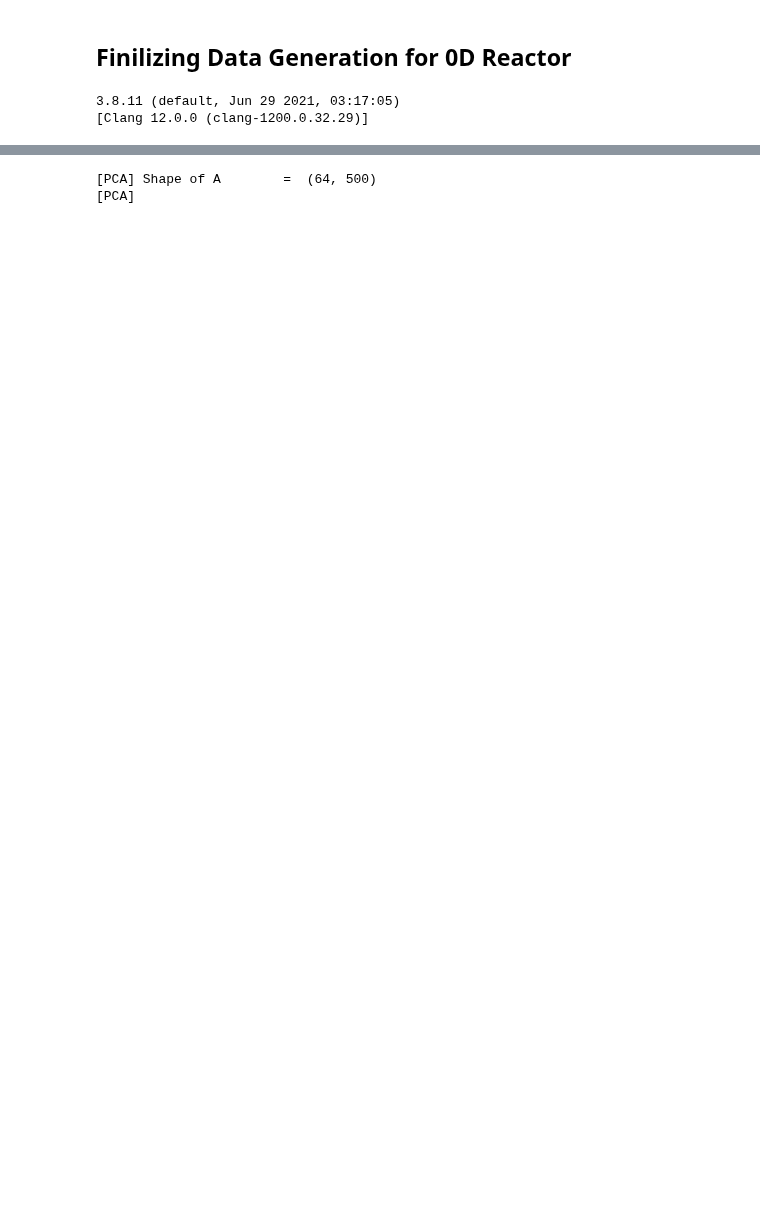
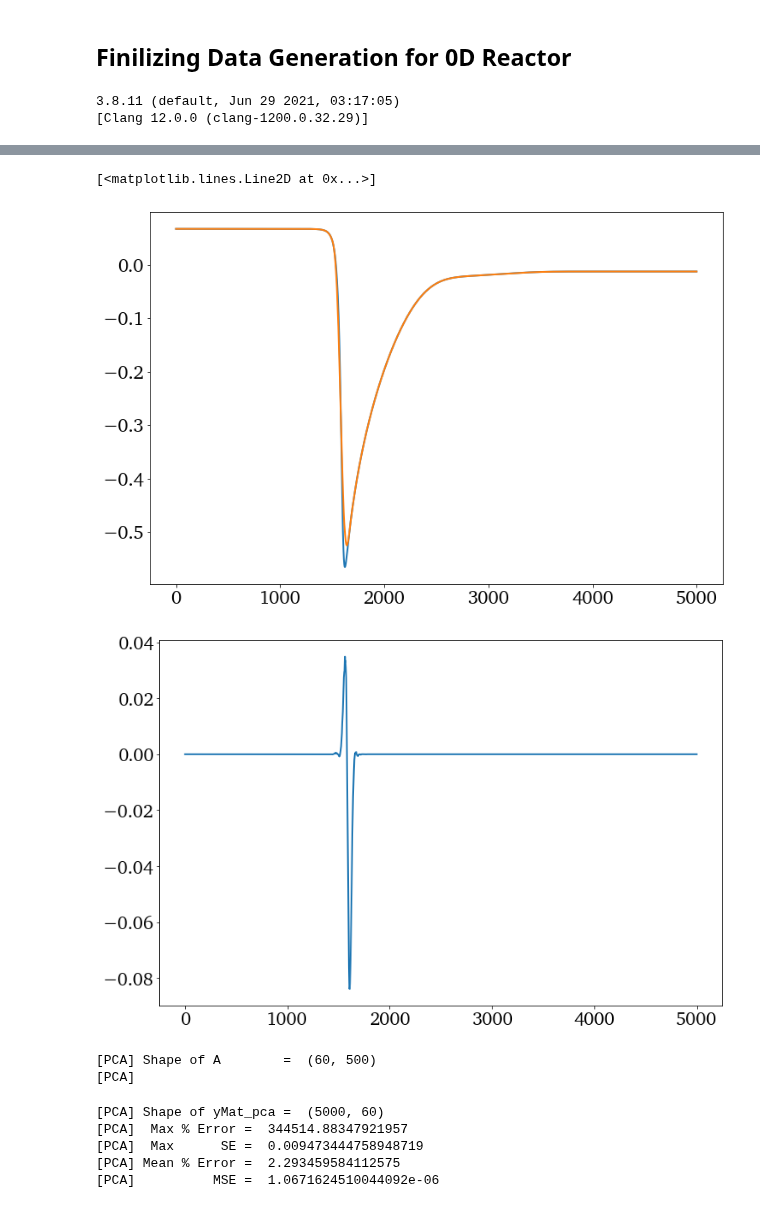
Before and after one commit to simoneventuri/ROMNet_, a Jupyter notebook: scripts/generating_data/0DReactor/Generate_Data_5.ipynb, the cells around one changed output, grey strips where cells are left out. Drawn from its saved outputs; the diff is of its cells as text; code cells hidden in the pictures; blank space fills up the shorter version.

```diff
--- a/scripts/generating_data/0DReactor/Generate_Data_5.ipynb
+++ b/scripts/generating_data/0DReactor/Generate_Data_5.ipynb
@@ -229,5 +364,21 @@ DataIC
+# %%
+iVar = 0
+
+fig = plt.figure(figsize=(12,8))
+plt.plot(yMat[:,iVar])
+plt.plot(LL[:,iVar])
+
+
+fig = plt.figure(figsize=(12,8))
+plt.plot(SS[:,iVar])
+# %% [output]
+[<matplotlib.lines.Line2D at 0x...>]
+[figure, added]
+[figure, added]
 # %%
-pca        = PCAA(yMat, scaling='pareto', n_components=NPODsFinal, nocenter=False)
+NPODsFinal = 60
+
+pca        = PCAA(yMat, scaling='none', n_components=NPODsFinal, nocenter=False)
 C          = pca.X_center
 D          = pca.X_scale
 A          = pca.A[:,0:NPODsFinal].T
@@ -236,5 +387,21 @@ AT         = A.T
 print('[PCA] Shape of A        = ', A.shape)
 print('[PCA] ')
 # %% [output]
-[PCA] Shape of A        =  (64, 500)
+[PCA] Shape of A        =  (60, 500)
 [PCA]
+# %%
+#yMat_pca    = pca.transform(yMat, nocenter=False)
+yMat_pca   = ((yMat - C)/D).dot(AT)
+
+yMat_      = (yMat_pca.dot(A))*D + C
+print('[PCA] Shape of yMat_pca = ', yMat_pca.shape)
+print('[PCA]  Max % Error = ', np.max(abs((yMat - yMat_)/yMat)*100))
+print('[PCA]  Max      SE = ', np.max((yMat - yMat_)**2))
+print('[PCA] Mean % Error = ', np.mean(abs((yMat - yMat_)/yMat)*100))
+print('[PCA]          MSE = ', np.mean((yMat - yMat_)**2))
+# %% [output]
+[PCA] Shape of yMat_pca =  (5000, 60)
+[PCA]  Max % Error =  344514.88347921957
+[PCA]  Max      SE =  0.009473444758948719
+[PCA] Mean % Error =  2.293459584112575
+[PCA]          MSE =  1.0671624510044092e-06
```
Also changed, not shown: parts of 22 cells of this notebook, 20 other files.
